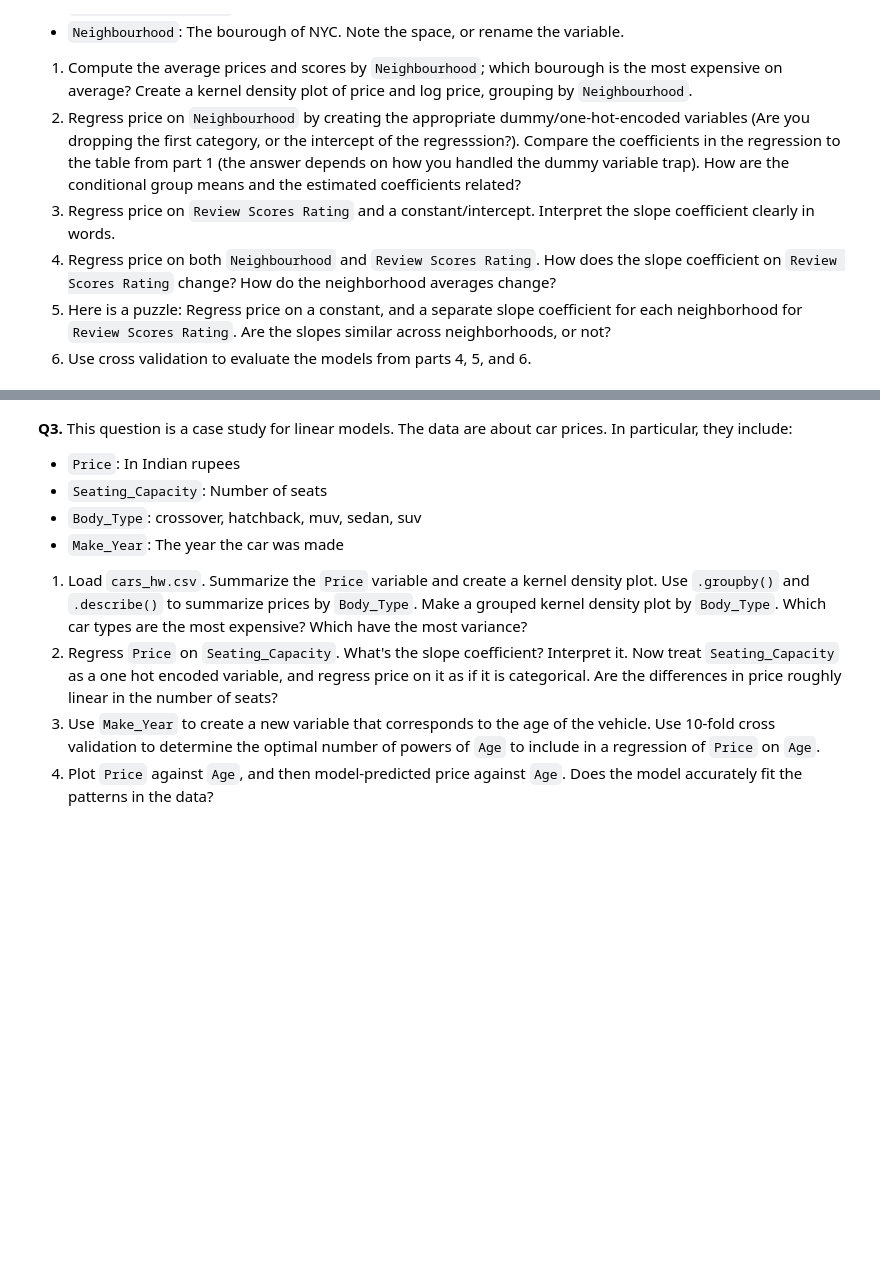
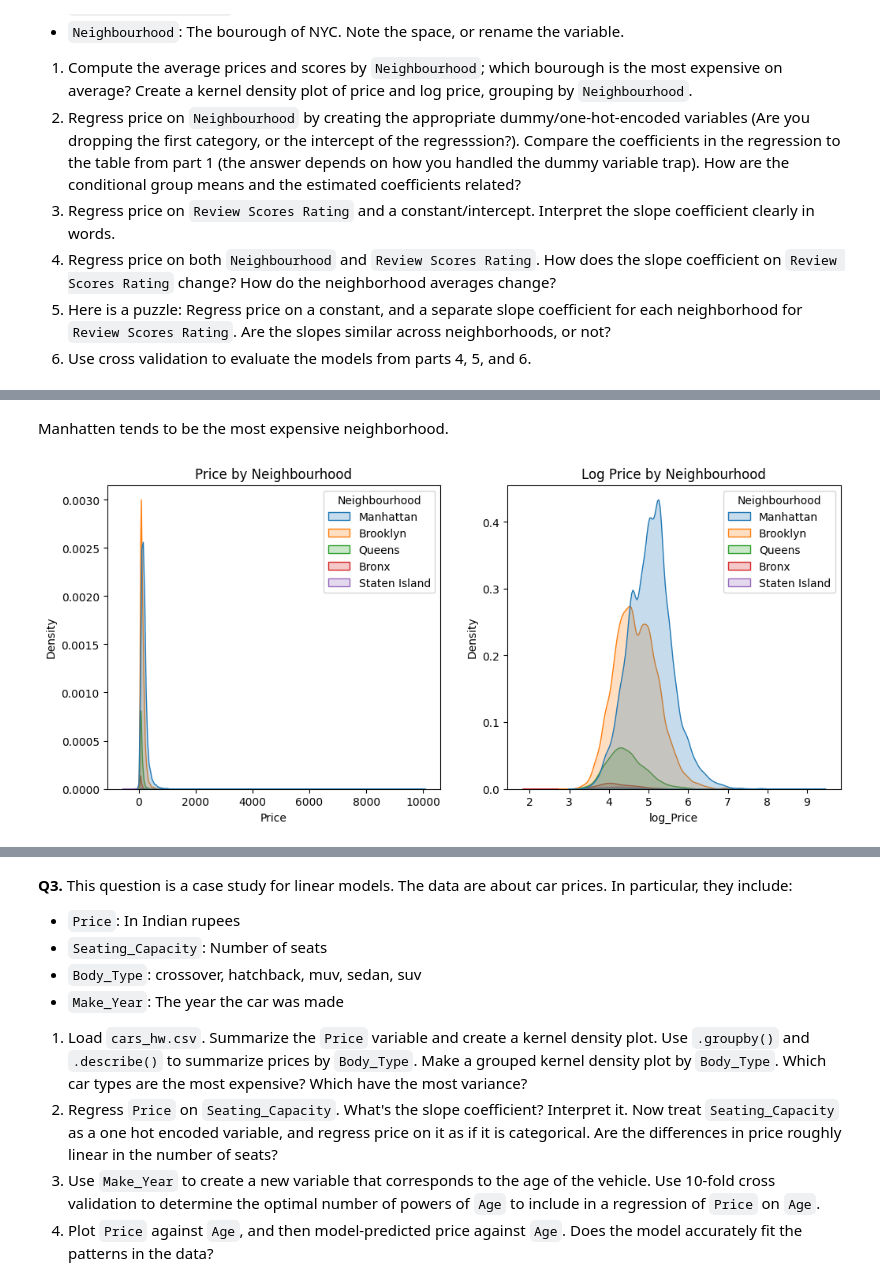
Before and after one commit to qnq9yy/undergrad_ml_assignments, a Jupyter notebook: 03_assignment_linear_models.ipynb, the cells around one changed output, grey strips where cells are left out. Cells and saved outputs as stored; diff of their text form; code cells hidden in the pictures; blank space fills up the shorter version.

```diff
--- a/03_assignment_linear_models.ipynb
+++ b/03_assignment_linear_models.ipynb
@@ -27,3 +32,7 @@
 4. Regress price on both `Neighbourhood` and `Review Scores Rating`. How does the slope coefficient on `Review Scores Rating` change? How do the neighborhood averages change?
 5. Here is a puzzle: Regress price on a constant, and a separate slope coefficient for each neighborhood for `Review Scores Rating`. Are the slopes similar across neighborhoods, or not?
 6. Use cross validation to evaluate the models from parts 4, 5, and 6.
+# %%
+df = pd.read_csv('./data/Q1_clean.csv')
+df.columns = df.columns.str.strip()
+df.head()
@@ -29,0 +59,15 @@
+# %% [markdown]
+Manhatten tends to be the most expensive neighborhood.
+# %%
+plt.figure(figsize=(12, 5))
+plt.subplot(1, 2, 1)
+sns.kdeplot(data=df, x='Price', hue='Neighbourhood', fill=True)
+plt.title("Price by Neighbourhood")
+
+plt.subplot(1, 2, 2)
+df['log_Price'] = np.log(df['Price'])
+sns.kdeplot(data=df, x='log_Price', hue='Neighbourhood', fill=True)
+plt.title("Log Price by Neighbourhood")
+plt.show()
+# %% [output]
+[figure, added]
```
Also changed, not shown: parts of 9 cells of this notebook.
